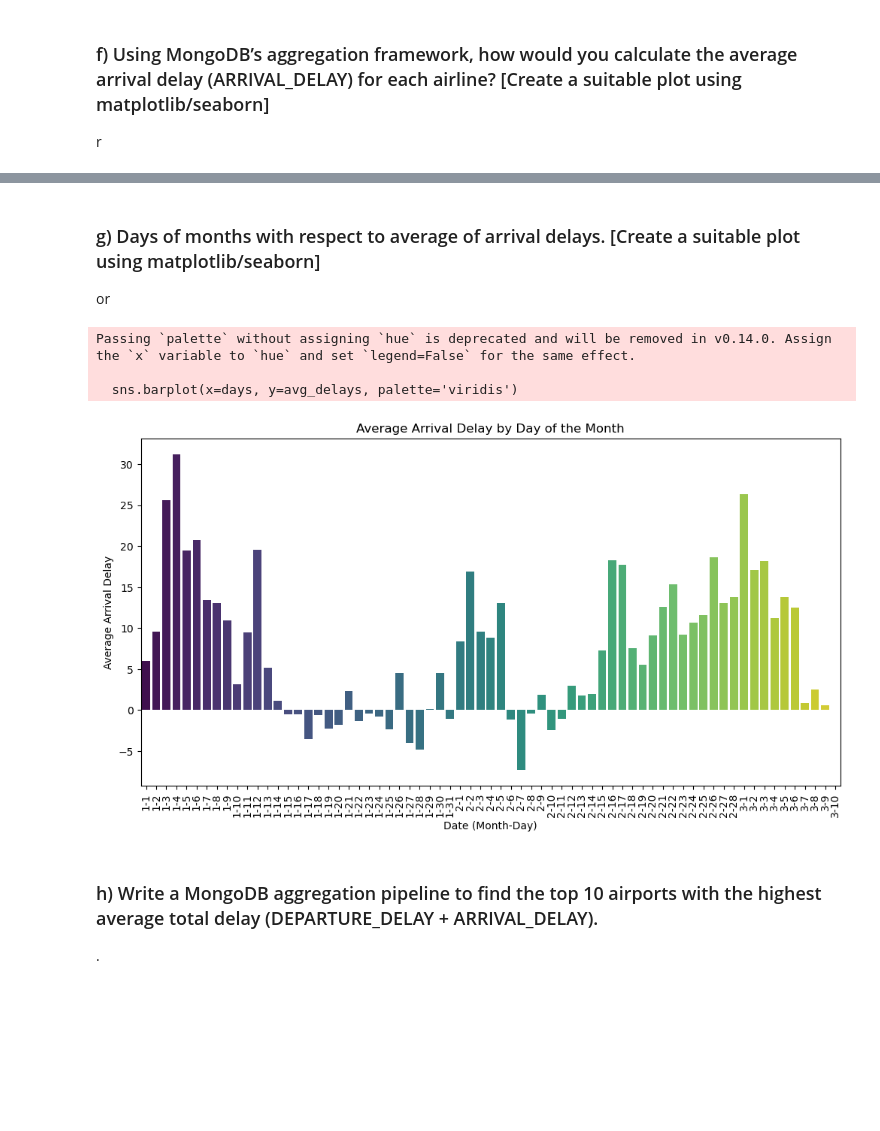
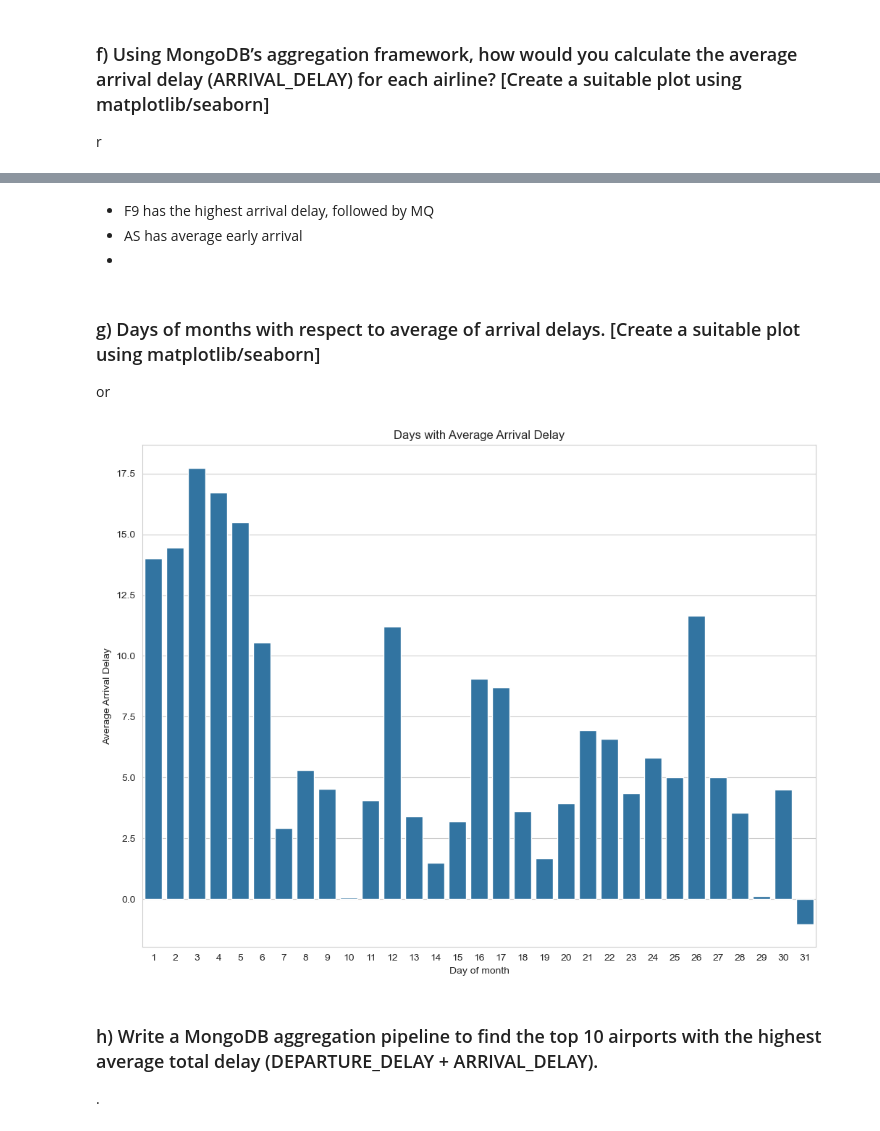
Before and after one commit to vskvj3/UST_Training, a Jupyter notebook: noSQL/Assignment.ipynb, the cells around one changed output, grey strips where cells are left out. Drawn from its saved outputs; the diff is of its cells as text; code cells hidden in the pictures; blank space fills up the shorter version.

Commit message:
add data frames notes

```diff
--- a/noSQL/Assignment.ipynb
+++ b/noSQL/Assignment.ipynb
@@ -165,32 +152,32 @@ plt.show()
+# %% [markdown]
+- F9 has the highest arrival delay, followed by MQ
+- AS has average early arrival
+-
 # %% [markdown]
 ### g) Days of months with respect to average of arrival delays. [Create a suitable plot using matplotlib/seaborn]
 or
 # %%
-pipeline = [
-    {"$group": {"_id": {"MONTH": "$MONTH", "DAY": "$DAY"}, "avg_arrival_delay": {"$avg": "$ARRIVAL_DELAY"}}},
-    {"$sort": {"_id.MONTH": 1, "_id.DAY": 1}}
+
+pipeline2 = [
+    {'$group': {'_id':'$DAY', 'avgDelay': {'$avg':'$ARRIVAL_DELAY'}}},
+    {'$project': {'_id' :0,'DAY':'$_id','avgDelay' :{'$round': ['$avgDelay',2]}}},
+    {'$sort':{'_id':1}}
 ]
 
-result = collection.aggregate(pipeline)
+result = collection.aggregate(pipeline2)
 
-data = list(result)
-days = [f'{item["_id"]["MONTH"]}-{item["_id"]["DAY"]}' for item in data]
-avg_delays = [item['avg_arrival_delay'] for item in data]
+day_df = pd.DataFrame(list(result))
 
-plt.figure(figsize=(12, 6))
-# sns.lineplot(x=days, y=avg_delays)
-sns.barplot(x=days, y=avg_delays, palette='viridis')
+plt.figure(figsize=(12, 9))
+sns.set_style('whitegrid')
+sns.barplot(data=day_df, x='DAY', y='avgDelay')
+plt.xlabel('Day of month')
+plt.ylabel('Average Arrival Delay')
+plt.title('Days with Average Arrival Delay')
 
-plt.xlabel('Date (Month-Day)')
-plt.ylabel('Average Arrival Delay')
-plt.title('Average Arrival Delay by Day of the Month')
-plt.xticks(rotation=90)
 plt.show()
 # %% [output]
-Passing `palette` without assigning `hue` is deprecated and will be removed in v0.14.0. Assign the `x` variable to `hue` and set `legend=False` for the same effect.
-
-  sns.barplot(x=days, y=avg_delays, palette='viridis')
-[figure, old version]
+[figure, new version]
 # %% [markdown]
 ### h) Write a MongoDB aggregation pipeline to find the top 10 airports with the highest average total delay (DEPARTURE_DELAY + ARRIVAL_DELAY).
 .
```
Also changed, not shown: parts of 24 cells of this notebook, 2 other files.
